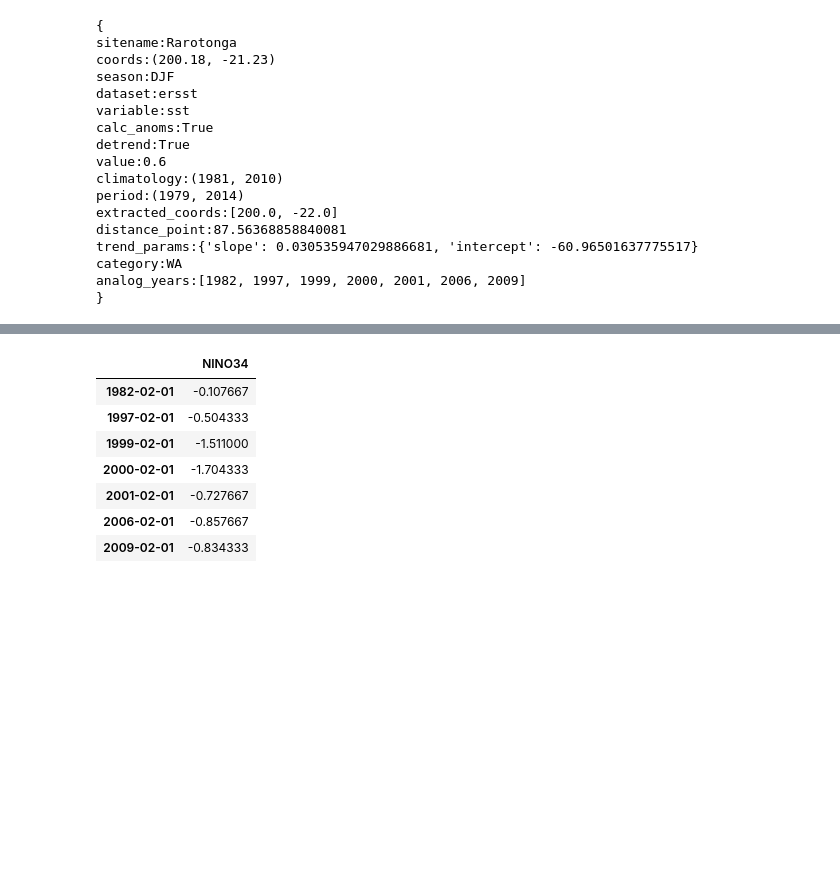
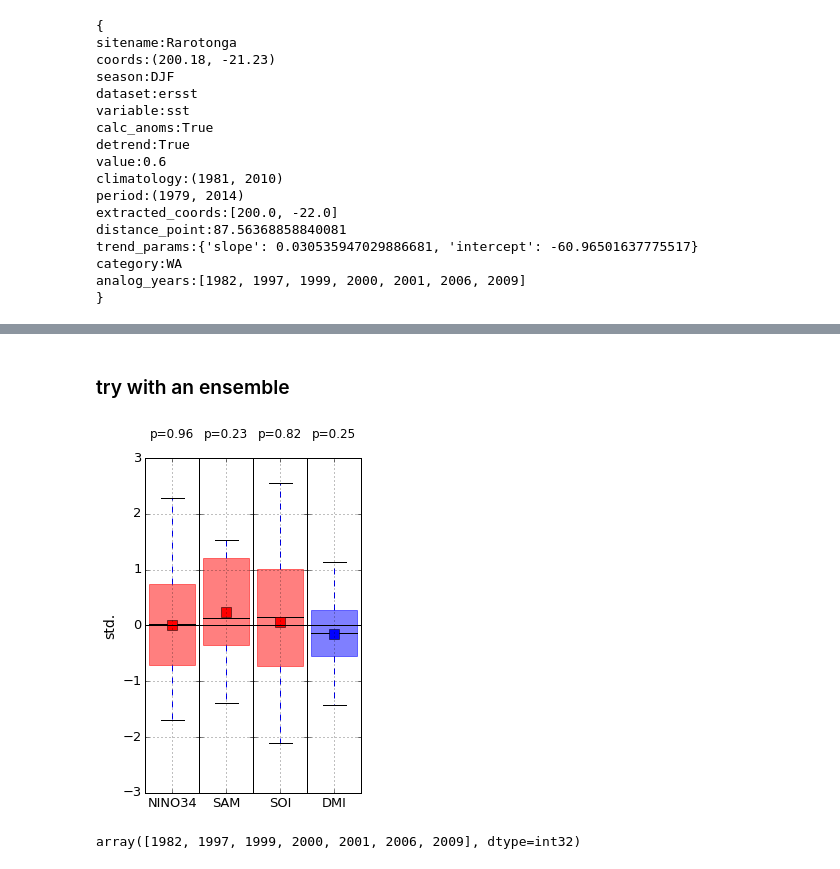
Before and after one commit to nicolasfauchereau/paleopy, a Jupyter notebook: notebooks/indices.ipynb, the cells around one changed output, grey strips where cells are left out. Cells and saved outputs as stored; diff of their text form; code cells hidden in the pictures; blank space fills up the shorter version.

```diff
--- a/notebooks/indices.ipynb
+++ b/notebooks/indices.ipynb
@@ -170,11 +98,2 @@ array([1982, 1997, 1999, 2000, 2001, 2006, 2009], dtype=int32)
-# %%
-pd.concat([nino.ix[str(y)] for y in ind.analog_years])
-# %% [output]
-|  | NINO34 |
-| 1982-02-01 | -0.107667 |
-| 1997-02-01 | -0.504333 |
-| 1999-02-01 | -1.511000 |
-| 2000-02-01 | -1.704333 |
-| 2001-02-01 | -0.727667 |
-| 2006-02-01 | -0.857667 |
-| 2009-02-01 | -0.834333 |
+# %% [markdown]
+### try with an ensemble
@@ -180,0 +102,12 @@ pd.concat([nino.ix[str(y)] for y in ind.analog_years])
+# %%
+jsons = './jsons/proxies/'
+# %%
+ens = ensemble(jsons, season='DJF')
+# %%
+f = indices(ens).plot()
+# %% [output]
+[figure, added]
+# %%
+np.unique(p.analog_years)
+# %% [output]
+array([1982, 1997, 1999, 2000, 2001, 2006, 2009], dtype=int32)
```
Also changed, not shown: parts of 15 cells of this notebook, 17 other files.
